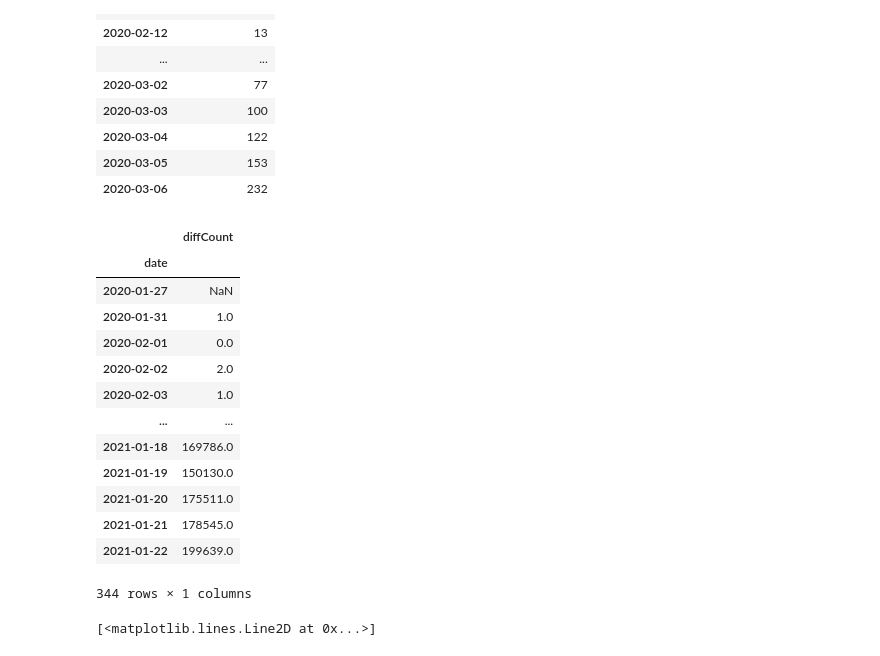
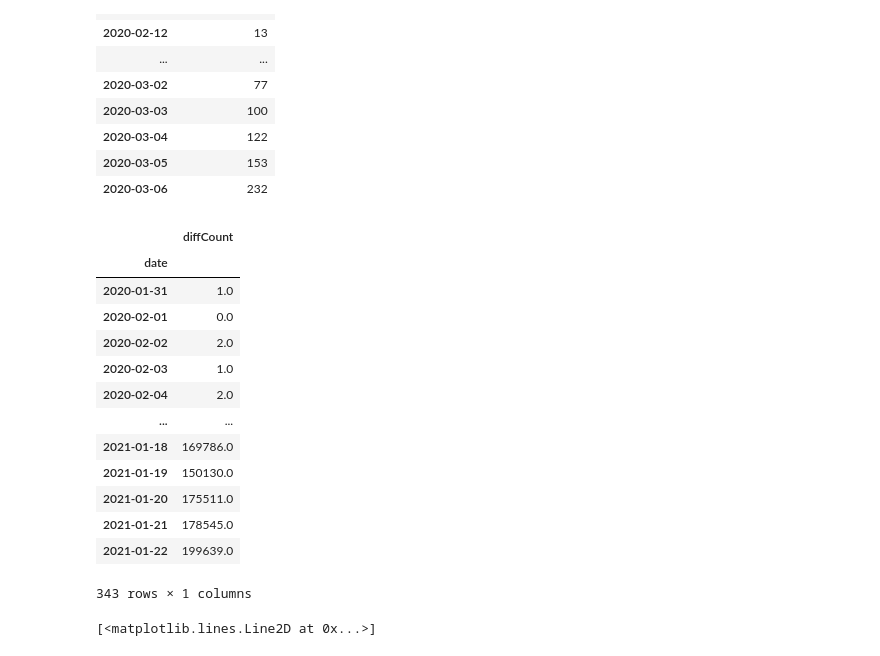
Before and after one commit to vcx15/TimeSeriesPrediction, a Jupyter notebook: TimeSeriesPrediction.ipynb, the cells around one changed output. Saved outputs shown, nothing was run; the diff lists cells and outputs as text; code cells hidden in the pictures.

```diff
--- a/TimeSeriesPrediction.ipynb
+++ b/TimeSeriesPrediction.ipynb
@@ -104,25 +110,27 @@ data_merge.head(30)
 | 2020-03-05 | 153 |
 | 2020-03-06 | 232 |
 # %%
+# calculate the diff between this date and the last date (new added count)
 data_merge['lastDayConfirmedCount'] = data_merge['confirmedCount'].shift(1)
 data_merge['diffCount'] = data_merge['confirmedCount'] - data_merge['lastDayConfirmedCount']
 data_diff = data_merge[['diffCount']]
+data_diff = data_diff.dropna(axis=0, how='any', subset=['diffCount'])
 data_diff
 # %% [output]
 |  | diffCount |
 | date |  |
-| 2020-01-27 | NaN |
 | 2020-01-31 | 1.0 |
 | 2020-02-01 | 0.0 |
 | 2020-02-02 | 2.0 |
 | 2020-02-03 | 1.0 |
+| 2020-02-04 | 2.0 |
 | ... | ... |
 | 2021-01-18 | 169786.0 |
 | 2021-01-19 | 150130.0 |
 | 2021-01-20 | 175511.0 |
 | 2021-01-21 | 178545.0 |
 | 2021-01-22 | 199639.0 |
-344 rows × 1 columns
+343 rows × 1 columns
 # %%
 plt.plot(data_diff)
 # %% [output]
```
Also changed, not shown: parts of 15 cells of this notebook.
